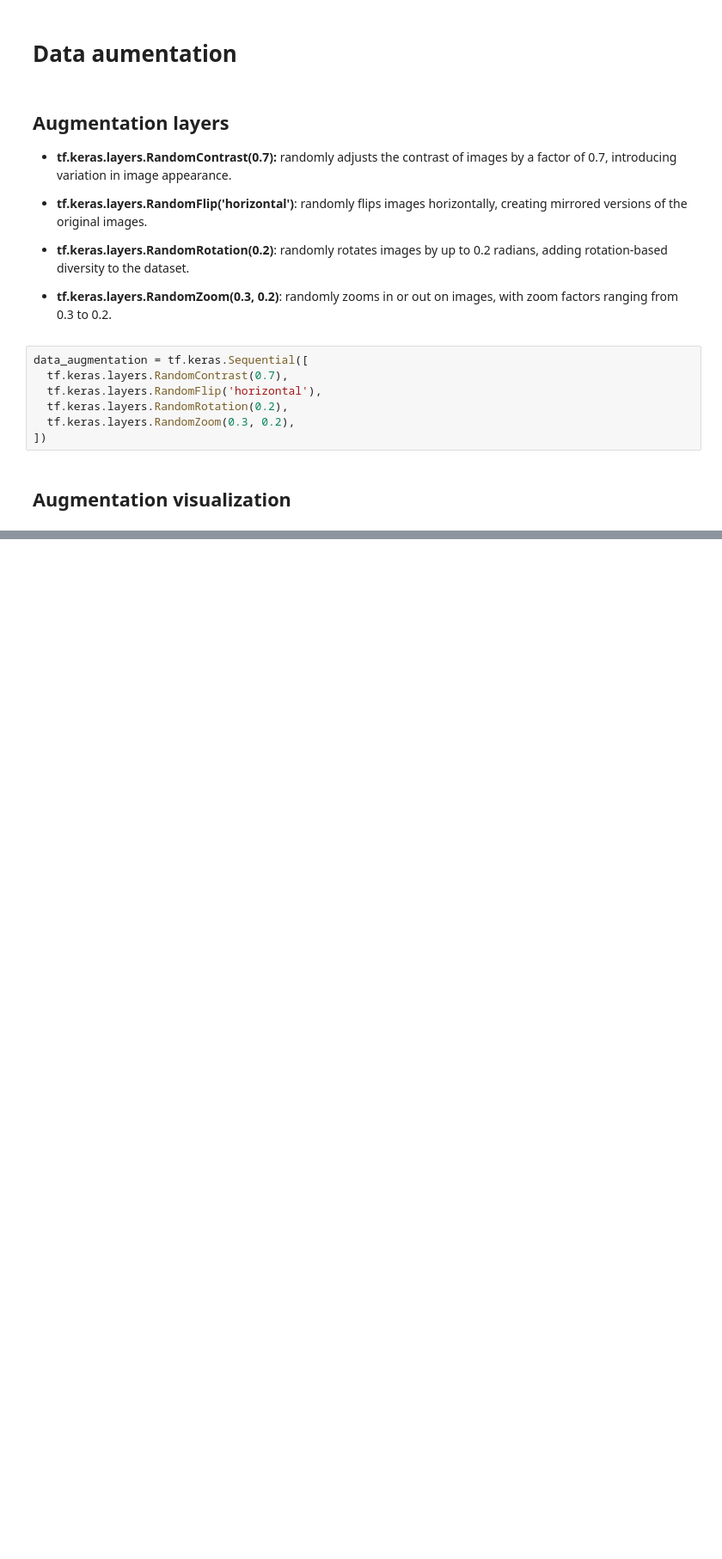
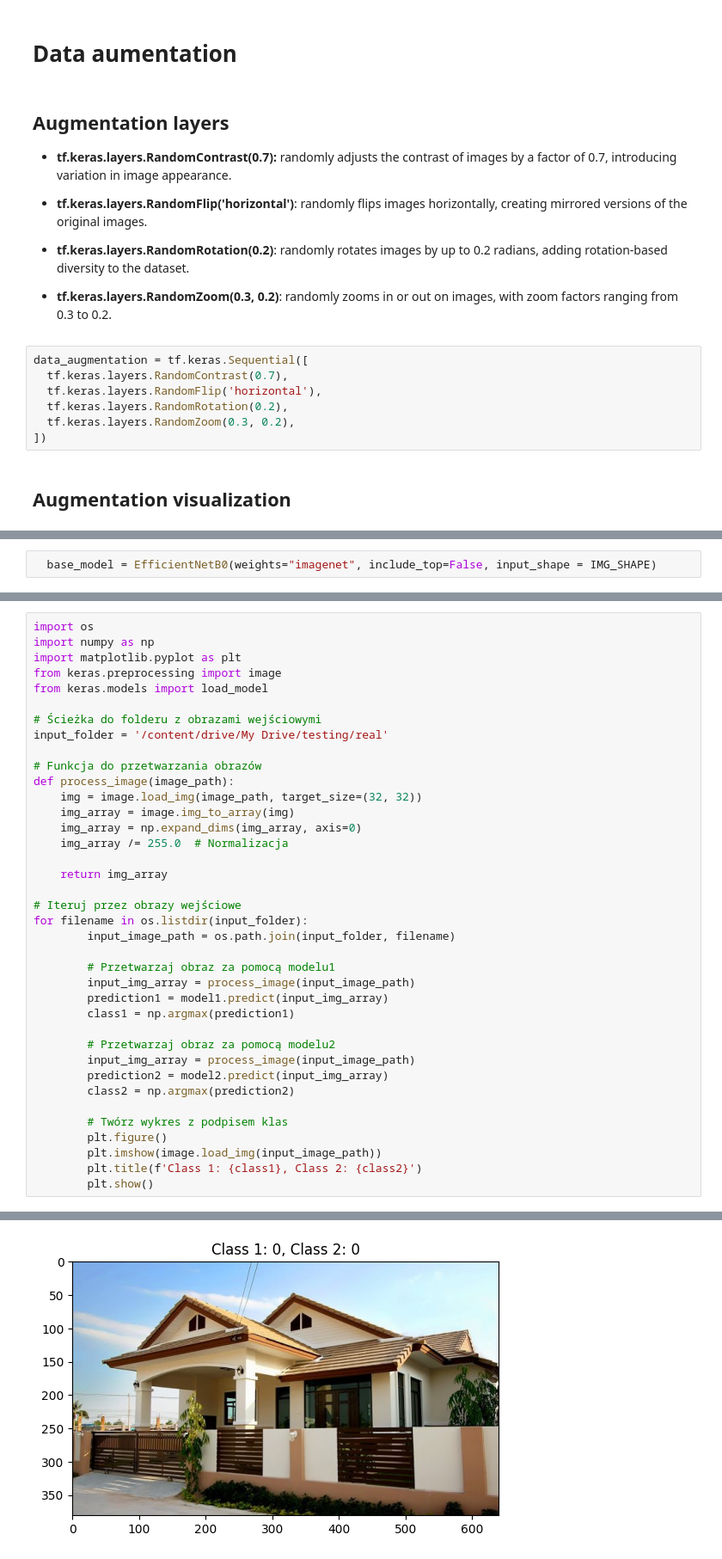
Before and after one commit to parapapere/Real-and-AI-Generated-Synthetic-Images-Clasification, a Jupyter notebook: ai_generated_image_detection.ipynb, the cells around one changed output, grey strips where cells are left out. Shown at 86% size. Cells and saved outputs as stored; diff of their text form; blank space fills up the shorter version.

```diff
--- a/ai_generated_image_detection.ipynb
+++ b/ai_generated_image_detection.ipynb
@@ -145,0 +267,2 @@ for image, _ in train_dataset.take(1):
+# %%
+  base_model = EfficientNetB0(weights="imagenet", include_top=False, input_shape = IMG_SHAPE)
@@ -145,0 +459,39 @@ for image, _ in train_dataset.take(1):
+# %%
+import os
+import numpy as np
+import matplotlib.pyplot as plt
+from keras.preprocessing import image
+from keras.models import load_model
+
+# Ścieżka do folderu z obrazami wejściowymi
+input_folder = '/content/drive/My Drive/testing/real'
+
+# Funkcja do przetwarzania obrazów
+def process_image(image_path):
+    img = image.load_img(image_path, target_size=(32, 32))
+    img_array = image.img_to_array(img)
+    img_array = np.expand_dims(img_array, axis=0)
+    img_array /= 255.0  # Normalizacja
+
+    return img_array
+
+# Iteruj przez obrazy wejściowe
+for filename in os.listdir(input_folder):
+        input_image_path = os.path.join(input_folder, filename)
+
+        # Przetwarzaj obraz za pomocą modelu1
+        input_img_array = process_image(input_image_path)
+        prediction1 = model1.predict(input_img_array)
+        class1 = np.argmax(prediction1)
+
+        # Przetwarzaj obraz za pomocą modelu2
+        input_img_array = process_image(input_image_path)
+        prediction2 = model2.predict(input_img_array)
+        class2 = np.argmax(prediction2)
+
+        # Twórz wykres z podpisem klas
+        plt.figure()
+        plt.imshow(image.load_img(input_image_path))
+        plt.title(f'Class 1: {class1}, Class 2: {class2}')
+        plt.show()
+# %% [output]
@@ -145,0 +500 @@ for image, _ in train_dataset.take(1):
+[figure, added]
```
Also changed, not shown: parts of 35 cells of this notebook.
